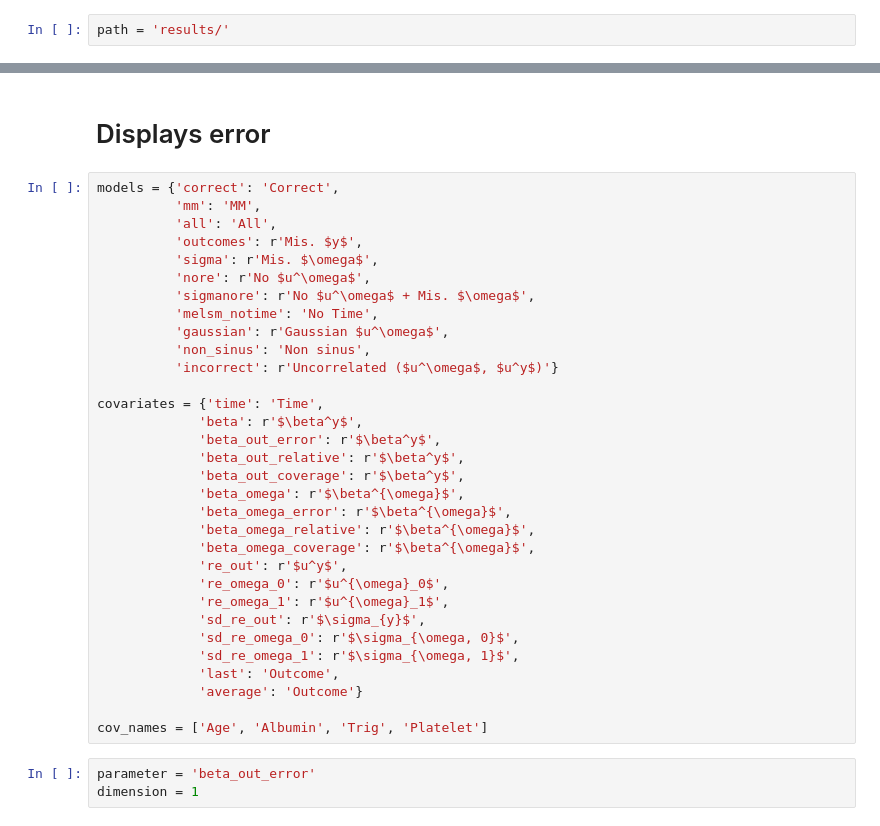
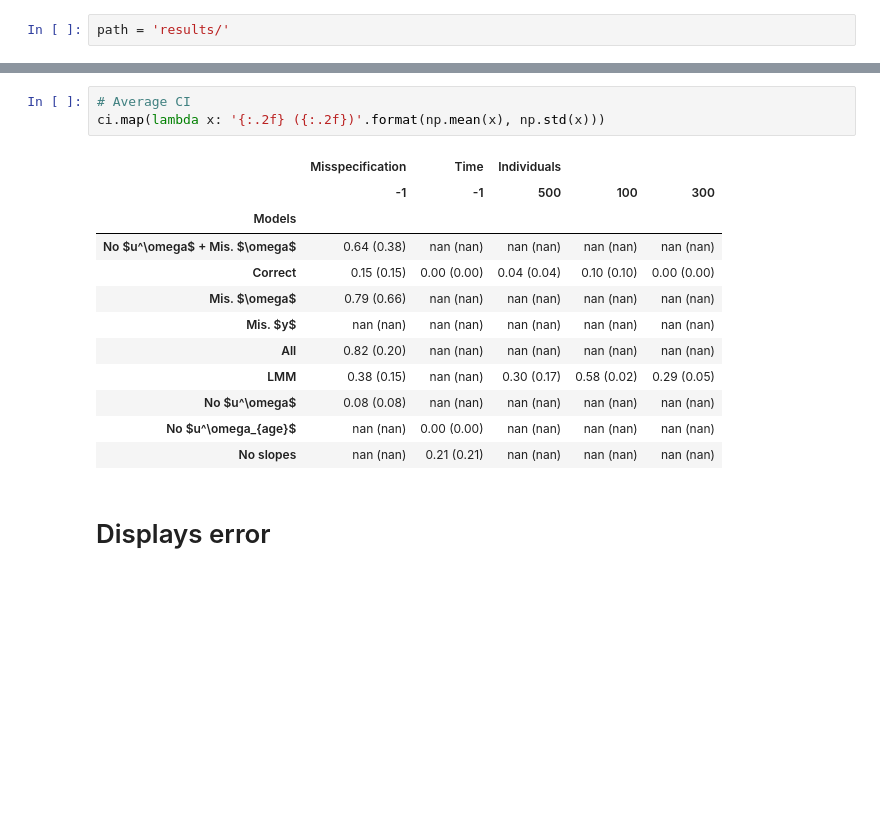
Before and after one commit to Jeanselme/IndividualVariability, a Jupyter notebook: Analysis.ipynb, the cells around one changed output, grey strips where cells are left out. Cells and saved outputs as stored; diff of their text form; blank space fills up the shorter version.

```diff
--- a/Analysis.ipynb
+++ b/Analysis.ipynb
@@ -33,37 +135,18 @@ for file_name in os.listdir(path):
+# %%
+# Average CI
+ci.map(lambda x: '{:.2f} ({:.2f})'.format(np.mean(x), np.std(x)))
+# %% [output]
+|  | Misspecification | Time | Individuals |  |  |
+|  | -1 | -1 | 500 | 100 | 300 |
+| Models |  |  |  |  |  |
+| No $u^\omega$ + Mis. $\omega$ | 0.64 (0.38) | nan (nan) | nan (nan) | nan (nan) | nan (nan) |
+| Correct | 0.15 (0.15) | 0.00 (0.00) | 0.04 (0.04) | 0.10 (0.10) | 0.00 (0.00) |
+| Mis. $\omega$ | 0.79 (0.66) | nan (nan) | nan (nan) | nan (nan) | nan (nan) |
+| Mis. $y$ | nan (nan) | nan (nan) | nan (nan) | nan (nan) | nan (nan) |
+| All | 0.82 (0.20) | nan (nan) | nan (nan) | nan (nan) | nan (nan) |
+| LMM | 0.38 (0.15) | nan (nan) | 0.30 (0.17) | 0.58 (0.02) | 0.29 (0.05) |
+| No $u^\omega$ | 0.08 (0.08) | nan (nan) | nan (nan) | nan (nan) | nan (nan) |
+| No $u^\omega_{age}$ | nan (nan) | 0.00 (0.00) | nan (nan) | nan (nan) | nan (nan) |
+| No slopes | nan (nan) | 0.21 (0.21) | nan (nan) | nan (nan) | nan (nan) |
 # %% [markdown]
 # Displays error
-# %%
-models = {'correct': 'Correct',
-          'mm': 'MM',
-          'all': 'All',
-          'outcomes': r'Mis. $y$',
-          'sigma': r'Mis. $\omega$',
-          'nore': r'No $u^\omega$',
-          'sigmanore': r'No $u^\omega$ + Mis. $\omega$',
-          'melsm_notime': 'No Time',
-          'gaussian': r'Gaussian $u^\omega$',
-          'non_sinus': 'Non sinus',
-          'incorrect': r'Uncorrelated ($u^\omega$, $u^y$)'}
-
-covariates = {'time': 'Time',
-             'beta': r'$\beta^y$',
-             'beta_out_error': r'$\beta^y$',
-             'beta_out_relative': r'$\beta^y$',
-             'beta_out_coverage': r'$\beta^y$',
-             'beta_omega': r'$\beta^{\omega}$',
-             'beta_omega_error': r'$\beta^{\omega}$',
-             'beta_omega_relative': r'$\beta^{\omega}$',
-             'beta_omega_coverage': r'$\beta^{\omega}$',
-             're_out': r'$u^y$',
-             're_omega_0': r'$u^{\omega}_0$',
-             're_omega_1': r'$u^{\omega}_1$',
-             'sd_re_out': r'$\sigma_{y}$',
-             'sd_re_omega_0': r'$\sigma_{\omega, 0}$',
-             'sd_re_omega_1': r'$\sigma_{\omega, 1}$',
-             'last': 'Outcome',
-             'average': 'Outcome'}
-
-cov_names = ['Age', 'Albumin', 'Trig', 'Platelet']
-# %%
-parameter = 'beta_out_error'
-dimension = 1
```
Also changed, not shown: parts of 17 cells of this notebook, 2 other files.
